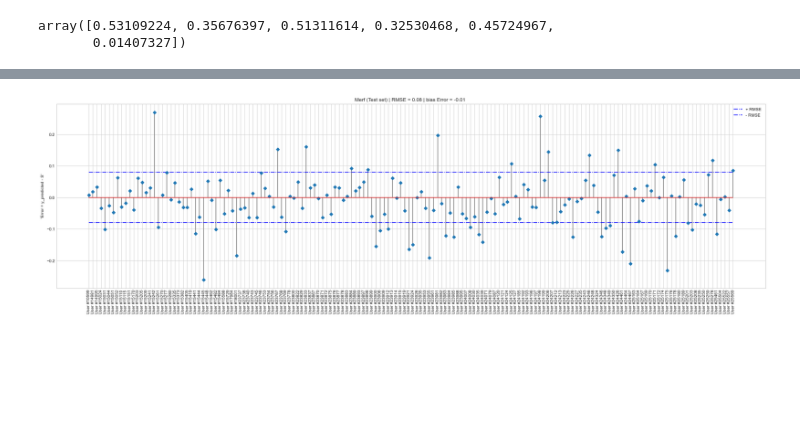
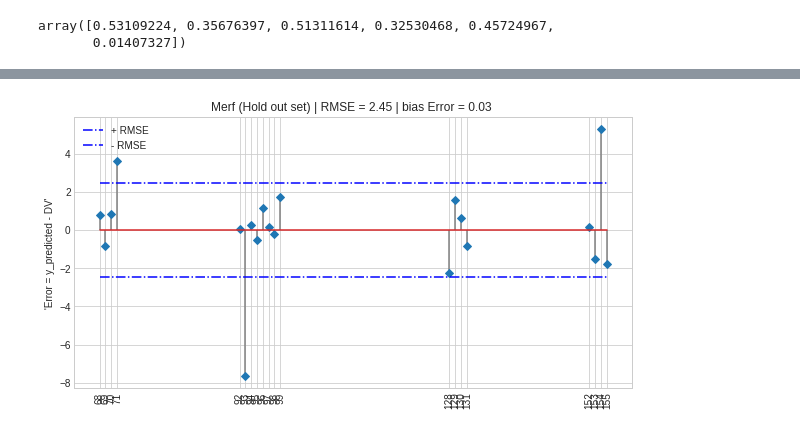
Before and after one commit to jameshtwose/vitarenal-DS, a Jupyter notebook: vitarenal_synthetic_MERF.ipynb, the cells around one changed output, grey strips where cells are left out. Cells and saved outputs as stored; diff of their text form; code cells hidden in the pictures; blank space fills up the shorter version.

```diff
--- a/vitarenal_synthetic_MERF.ipynb
+++ b/vitarenal_synthetic_MERF.ipynb
@@ -568,4 +169,0 @@ NameError: name 'rf_params_dict' is not defined
-# %%
-model, X_train, X_test, y_train, y_test, clusters_train = (out_dic["model"], out_dic["X_train"],
-                                                           out_dic["X_test"], out_dic["y_train"],
-                                                           out_dic["y_test"], out_dic["clusters_train"])
@@ -609 +170,7 @@ Root Mean Squared Error = 0.19
+# %%
+n_it = 100 # specify the maximum amount of iterations you would like the MERF to use during expectation–maximization (EM)
+rf_params={"n_estimators": 300, "criterion": "squared_error", "max_features": "sqrt", "oob_score": True}
+merf = MERF(n_estimators=300, gll_early_stop_threshold=0.001, max_iterations=n_it, rf_params=rf_params)
+_ = merf.fit(X=X_train, Z=np.ones((len(X_train), 1)), clusters=X_train[grp], y=y_train)
+y_pred = merf.predict(X=X_test, Z=np.ones((len(X_test), 1)), clusters=X_test[grp])
 # %%
@@ -649,6 +218,8 @@ _ = plt.show()
+# %%
+y_pred = merf.predict(X=hold_X, Z=np.ones((len(hold_X), 1)), clusters=hold_X[grp])
 # %%
-pred_test_df=pd.DataFrame({"y_pred":y_pred, target: y_test, 'user_id': X_test_v2['user_id']})
-pred_test_df = pred_test_df.groupby('user_id').mean()
+pred_test_df=pd.DataFrame({"y_pred": y_pred, target: hold_y, grp: hold_X[grp]})
+# pred_test_df = pred_test_df.groupby(grp).mean()
 merf_cors = pg.corr(pred_test_df["y_pred"], pred_test_df[target])
 merf_cors
 # %% [output]
@@ -674,15 +244,15 @@ user_id_max=pred_test_df.index.max()
 # %%
 df_test=pred_test_df
 # plt.style.use('ggplot')
-plt.figure(figsize=(30,8))
-plt.title(f"Merf (Test set) | RMSE = {round(np.sqrt(mean_squared_error(df_test['y_pred'], df_test[target])),2)} | bias Error = { round(np.mean(df_test['y_pred'] - df_test[target]), 2)} ")
+plt.figure(figsize=(10, 5))
+plt.title(f"Merf (Hold out set) | RMSE = {round(np.sqrt(mean_squared_error(df_test['y_pred'], df_test[target])),2)} | bias Error = { round(np.mean(df_test['y_pred'] - df_test[target]), 2)} ")
 plt.stem(df_test.index, df_test['y_pred'] - df_test[target], use_line_collection=True, linefmt='grey', markerfmt='D')
 plt.hlines(y=round(np.sqrt(mean_squared_error(df_test['y_pred'], df_test[target])),2), colors='b', linestyles='-.', label='+ RMSE', xmin = user_id_min, xmax = user_id_max)
 plt.hlines(y=round(-np.sqrt(mean_squared_error(df_test['y_pred'], df_test[target])),2), colors='b', linestyles='-.', label='- RMSE', xmin = user_id_min, xmax = user_id_max)
 plt.xticks(rotation=90, ticks=df_test.index)
 plt.ylabel(f"'Error = y_predicted - {target}'")
 # plt.ylim([-.5,.6])
 plt.legend()
 _ = plt.show()
 # %% [output]
-[figure, old version]
+[figure, new version]
```
Also changed, not shown: parts of 52 cells of this notebook, 9 other files.
